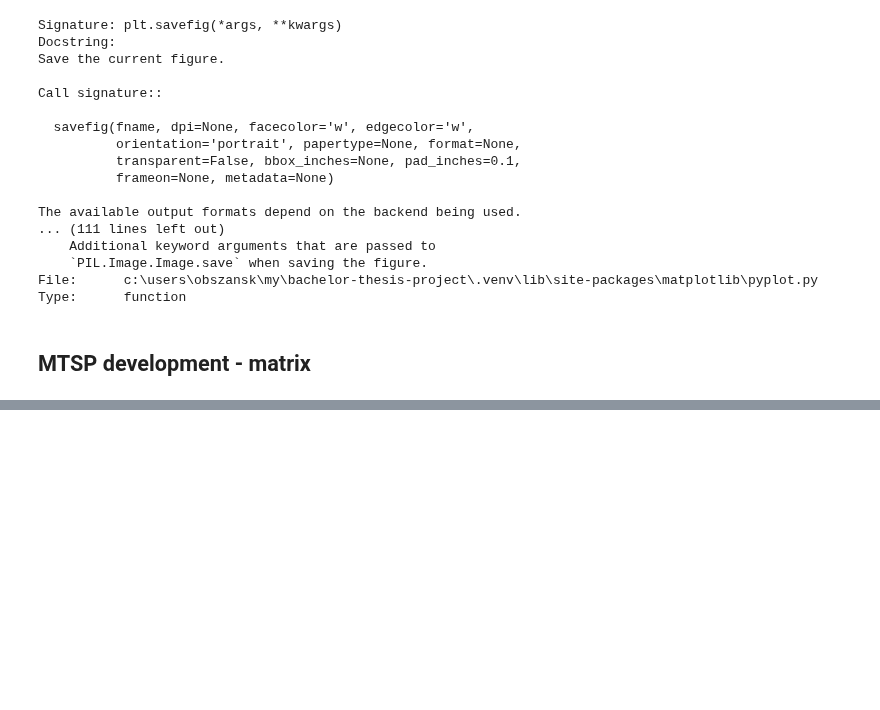
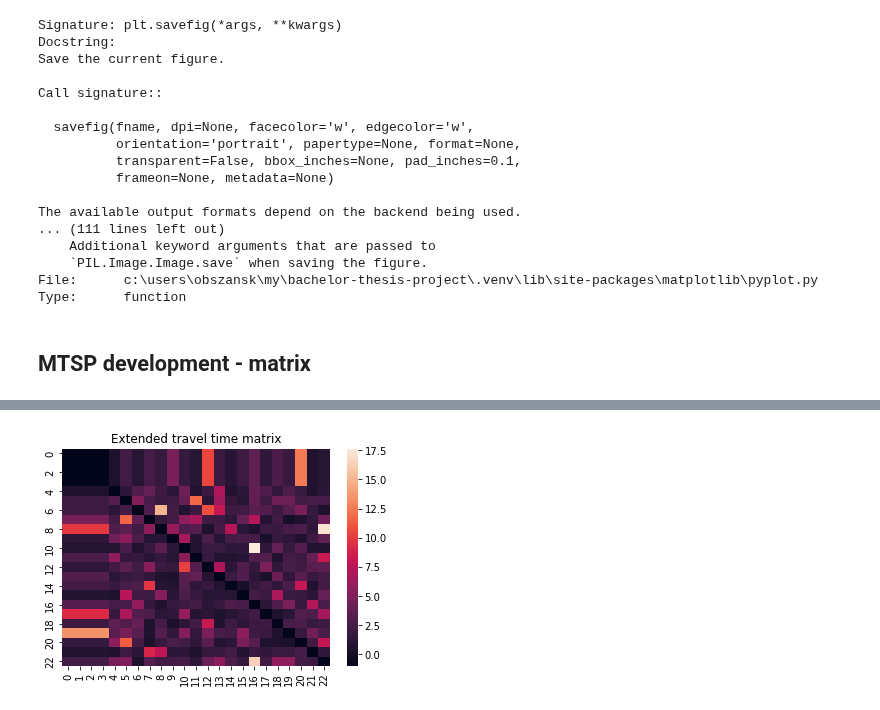
Before and after one commit to mateusz-obszanski/praca-inzynierska, a Jupyter notebook: genetic_algotihm_development.ipynb, the cells around one changed output, grey strips where cells are left out. Cells and saved outputs as stored; diff of their text form; code cells hidden in the pictures; blank space fills up the shorter version.

Commit message:
jupyter: filling shorter chromosome, extending cost mx

```diff
--- a/genetic_algotihm_development.ipynb
+++ b/genetic_algotihm_development.ipynb
@@ -576,13 +586,15 @@ VERTICES_N = 8
 MAX_CHROMOSOME_LEN = VERTICES_N
 
 vertices = list(range(VERTICES_N))
-mx_shape = (SALESMAN_N, MAX_CHROMOSOME_LEN)
-all_ixs = np.array(list(it.product(range(SALESMAN_N), range(MAX_CHROMOSOME_LEN))))
-vertex_xs = np.random.choice(all_ixs[:, 0], size=len(vertices))
-vertex_ys = np.random.choice(all_ixs[:, 1], size=len(vertices))
-vertex_ixs = tuple(np.array(list(zip(vertex_xs, vertex_ys))).T.tolist())
+mx_height, mx_width = SALESMAN_N, MAX_CHROMOSOME_LEN
 
-mx = -np.ones(mx_shape, dtype=np.float64)
+all_ixs = list(it.product(range(SALESMAN_N), range(MAX_CHROMOSOME_LEN)))
+coord_ixs = np.random.choice(len(all_ixs), size=len(vertices), replace=False)
+vertex_ixs = tuple(np.array(list(all_ixs[i] for i in coord_ixs)).T.tolist())
+dbg_xys = [(x, y) for x, y in zip(vertex_ixs[0], vertex_ixs[1])]
+print(f"xys: {dbg_xys}({len(dbg_xys)})")
+
+mx = -np.ones(shape=(mx_height, mx_width), dtype=np.float64)
 mx[vertex_ixs] = vertices
 sum(1 for x in np.nditer(mx) if x != -1) == VERTICES_N
 # %% [output]
@@ -599,0 +677,4 @@ def swap_randomvxs
+# %%
+foo = np.arange(12).reshape((2, 6))
+for row in foo:
+    print(row[row % 2 == 0])
@@ -599,0 +720,16 @@ def swap_randomvxs
+# %%
+def extend_cost_mx(mx: np.ndarray, copy_n: int, to_copy_ix: int) -> np.ndarray:
+    """
+    Extends `mx` by copying `to_copy_ix`'th row and column `copy_n` times.
+    """
+
+    n_columns = np.repeat(np.array([mx[:, to_copy_ix]]).T, copy_n, axis=1)
+    n_rows = np.repeat(np.array([mx[to_copy_ix, :]]).T, copy_n, axis=1).T
+    copy_to_copy_costs = np.full(shape=(copy_n, copy_n), fill_value=mx[0, 0])
+
+    # fmt: off
+    return np.block([
+        [copy_to_copy_costs, n_rows],
+        [n_columns,          mx    ]
+    ])
+    # fmt: on
@@ -599,0 +741,6 @@ def swap_randomvxs
+# %%
+extended_travel_t = extend_cost_mx(travel_t, copy_n=3, to_copy_ix=0)
+ax = sns.heatmap(extended_travel_t)
+_ = ax.set_title("Extended travel time matrix")
+# %% [output]
+[figure, added]
```
Also changed, not shown: parts of 31 cells of this notebook, 1 other file.
